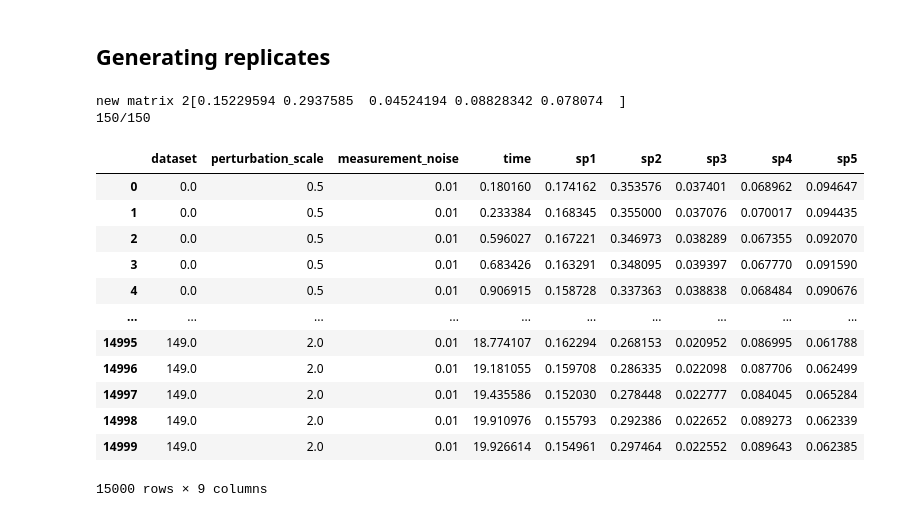
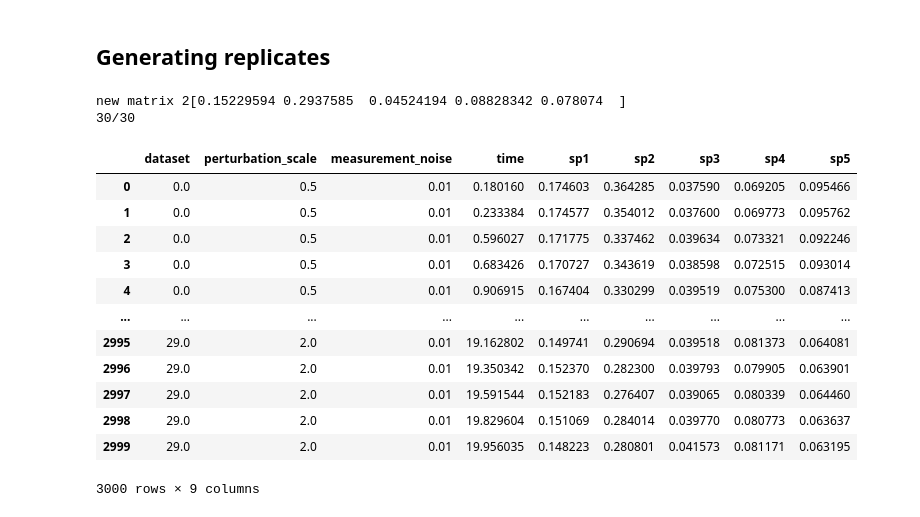
Before and after one commit to joaovaleriano/gLV_OED, a Jupyter notebook: notebooks/replicate_generation.ipynb, the cells around one changed output. Drawn from its saved outputs; the diff is of its cells as text; code cells hidden in the pictures.

```diff
--- a/notebooks/replicate_generation.ipynb
+++ b/notebooks/replicate_generation.ipynb
@@ -14,45 +14,45 @@ from experiments import *
 # %%
 n = 5
 seed = 1
 r_max = 1.
 A_diag_std = 1.
 A_off_diag_std = 10.
 
 p = sort_glv_params(n, seed, r_max, A_diag_std, A_off_diag_std)
 r = p[:n]
 A = p[n:].reshape((n, n))
 x_eq = -np.linalg.inv(A)@r
 print(x_eq)
 
 np.random.seed(1)
 init_perturb = np.random.choice([-1., 1.], n)*np.random.uniform(0.3, 0.6, n)
 perturb_scale_list = np.array([0.5, 1., 2.])
-t_samp_list = [np.sort(np.random.uniform(0, 20, 100)) for i in range(50)]
+t_samp_list = [np.sort(np.random.uniform(0, 20, 100)) for i in range(10)]
 meas_noise_list = np.array([0.01])
 repetitions = 1
 
 env_noise = 0.05
 t0 = 0
 dt = 1e-2
 
 replicates = gen_replicates(p, env_noise, init_perturb, perturb_scale_list, t0, dt, t_samp_list, meas_noise_list, repetitions, seed=0, scale_meas_noise_by_abund=True, save_datasets=True)
 replicates
 # %% [output]
 new matrix 2[0.15229594 0.2937585  0.04524194 0.08828342 0.078074  ]
-150/150
+30/30
 |  | dataset | perturbation_scale | measurement_noise | time | sp1 | sp2 | sp3 | sp4 | sp5 |
-| 0 | 0.0 | 0.5 | 0.01 | 0.180160 | 0.174162 | 0.353576 | 0.037401 | 0.068962 | 0.094647 |
-| 1 | 0.0 | 0.5 | 0.01 | 0.233384 | 0.168345 | 0.355000 | 0.037076 | 0.070017 | 0.094435 |
-| 2 | 0.0 | 0.5 | 0.01 | 0.596027 | 0.167221 | 0.346973 | 0.038289 | 0.067355 | 0.092070 |
-| 3 | 0.0 | 0.5 | 0.01 | 0.683426 | 0.163291 | 0.348095 | 0.039397 | 0.067770 | 0.091590 |
-| 4 | 0.0 | 0.5 | 0.01 | 0.906915 | 0.158728 | 0.337363 | 0.038838 | 0.068484 | 0.090676 |
+| 0 | 0.0 | 0.5 | 0.01 | 0.180160 | 0.174603 | 0.364285 | 0.037590 | 0.069205 | 0.095466 |
+| 1 | 0.0 | 0.5 | 0.01 | 0.233384 | 0.174577 | 0.354012 | 0.037600 | 0.069773 | 0.095762 |
+| 2 | 0.0 | 0.5 | 0.01 | 0.596027 | 0.171775 | 0.337462 | 0.039634 | 0.073321 | 0.092246 |
+| 3 | 0.0 | 0.5 | 0.01 | 0.683426 | 0.170727 | 0.343619 | 0.038598 | 0.072515 | 0.093014 |
+| 4 | 0.0 | 0.5 | 0.01 | 0.906915 | 0.167404 | 0.330299 | 0.039519 | 0.075300 | 0.087413 |
 | ... | ... | ... | ... | ... | ... | ... | ... | ... | ... |
-| 14995 | 149.0 | 2.0 | 0.01 | 18.774107 | 0.162294 | 0.268153 | 0.020952 | 0.086995 | 0.061788 |
-| 14996 | 149.0 | 2.0 | 0.01 | 19.181055 | 0.159708 | 0.286335 | 0.022098 | 0.087706 | 0.062499 |
-| 14997 | 149.0 | 2.0 | 0.01 | 19.435586 | 0.152030 | 0.278448 | 0.022777 | 0.084045 | 0.065284 |
-| 14998 | 149.0 | 2.0 | 0.01 | 19.910976 | 0.155793 | 0.292386 | 0.022652 | 0.089273 | 0.062339 |
-| 14999 | 149.0 | 2.0 | 0.01 | 19.926614 | 0.154961 | 0.297464 | 0.022552 | 0.089643 | 0.062385 |
+| 2995 | 29.0 | 2.0 | 0.01 | 19.162802 | 0.149741 | 0.290694 | 0.039518 | 0.081373 | 0.064081 |
+| 2996 | 29.0 | 2.0 | 0.01 | 19.350342 | 0.152370 | 0.282300 | 0.039793 | 0.079905 | 0.063901 |
+| 2997 | 29.0 | 2.0 | 0.01 | 19.591544 | 0.152183 | 0.276407 | 0.039065 | 0.080339 | 0.064460 |
+| 2998 | 29.0 | 2.0 | 0.01 | 19.829604 | 0.151069 | 0.284014 | 0.039770 | 0.080773 | 0.063637 |
+| 2999 | 29.0 | 2.0 | 0.01 | 19.956035 | 0.148223 | 0.280801 | 0.041573 | 0.081171 | 0.063195 |
-15000 rows × 9 columns
+3000 rows × 9 columns
 # %%
 n_sp = sum(["sp" in col for col in replicates.columns])
 
```
Also changed, not shown: parts of 1 cell of this notebook.
